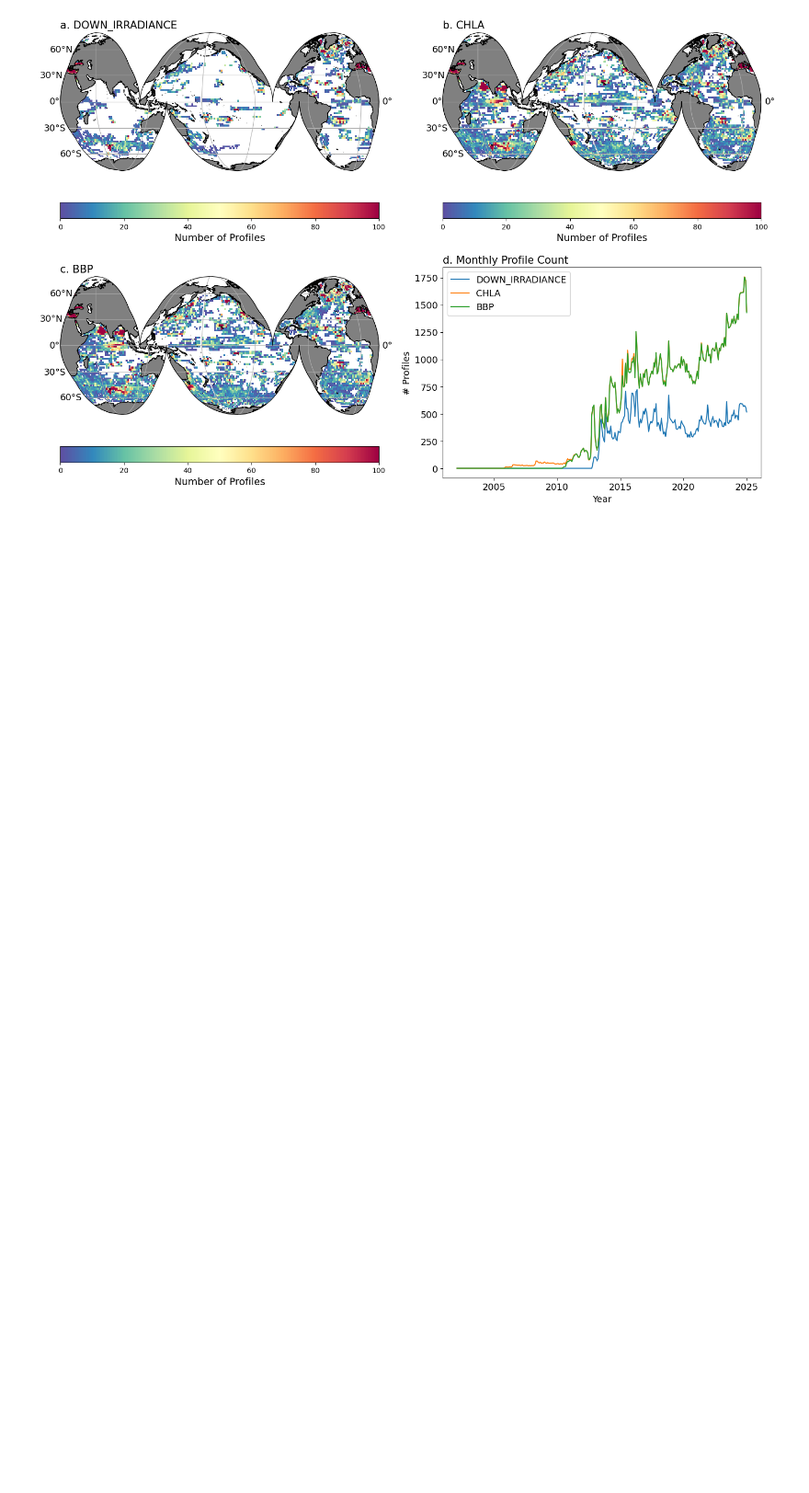
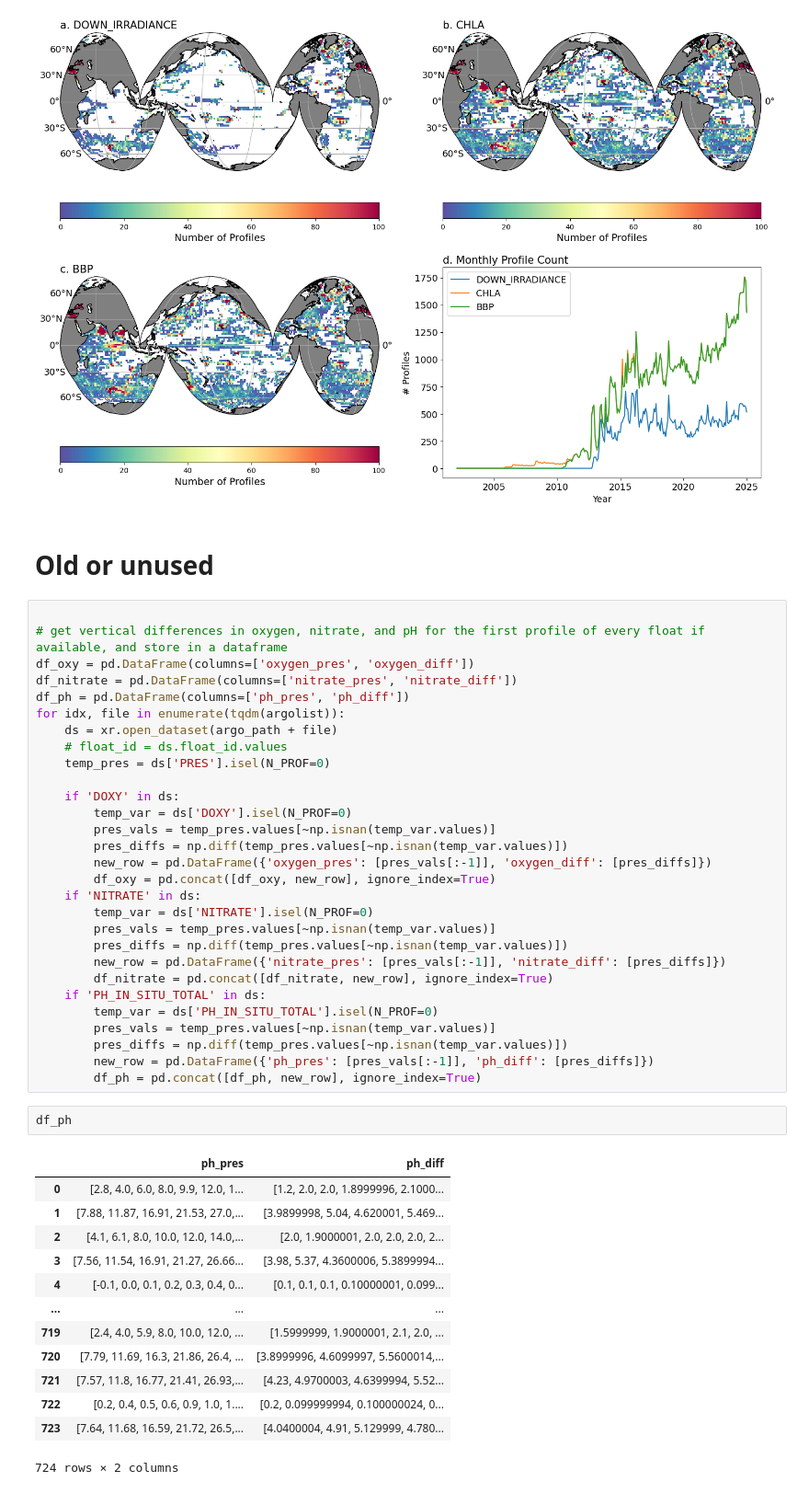
Before and after one commit to SethBushinsky/BGCArgoPlus_submission_code, a Jupyter notebook: manuscript_figures_tables/Manuscript_Figure_1.ipynb, the cells around one changed output. Shown at 92% size. Drawn from its saved outputs; the diff is of its cells as text; blank space fills up the shorter version.

```diff
--- a/manuscript_figures_tables/Manuscript_Figure_1.ipynb
+++ b/manuscript_figures_tables/Manuscript_Figure_1.ipynb
@@ -302,3 +282,50 @@ plt.tight_layout()
 plt.savefig(manuscript_figs+ 'Fig_1_Argo_Sampling_Density and num_profiles_' + '_'.join(var_select) + plot_ver + '.pdf', dpi = 300)
 # %% [output]
 [figure]
+# %% [markdown]
+# Old or unused
+# %%
+
+# get vertical differences in oxygen, nitrate, and pH for the first profile of every float if available, and store in a dataframe
+df_oxy = pd.DataFrame(columns=['oxygen_pres', 'oxygen_diff'])
+df_nitrate = pd.DataFrame(columns=['nitrate_pres', 'nitrate_diff'])
+df_ph = pd.DataFrame(columns=['ph_pres', 'ph_diff'])
+for idx, file in enumerate(tqdm(argolist)):
+    ds = xr.open_dataset(argo_path + file)
+    # float_id = ds.float_id.values
+    temp_pres = ds['PRES'].isel(N_PROF=0)
+
+    if 'DOXY' in ds:
+        temp_var = ds['DOXY'].isel(N_PROF=0)
+        pres_vals = temp_pres.values[~np.isnan(temp_var.values)]
+        pres_diffs = np.diff(temp_pres.values[~np.isnan(temp_var.values)])
+        new_row = pd.DataFrame({'oxygen_pres': [pres_vals[:-1]], 'oxygen_diff': [pres_diffs]})
+        df_oxy = pd.concat([df_oxy, new_row], ignore_index=True)
+    if 'NITRATE' in ds:
+        temp_var = ds['NITRATE'].isel(N_PROF=0)
+        pres_vals = temp_pres.values[~np.isnan(temp_var.values)]
+        pres_diffs = np.diff(temp_pres.values[~np.isnan(temp_var.values)])
+        new_row = pd.DataFrame({'nitrate_pres': [pres_vals[:-1]], 'nitrate_diff': [pres_diffs]})
+        df_nitrate = pd.concat([df_nitrate, new_row], ignore_index=True)
+    if 'PH_IN_SITU_TOTAL' in ds:
+        temp_var = ds['PH_IN_SITU_TOTAL'].isel(N_PROF=0)
+        pres_vals = temp_pres.values[~np.isnan(temp_var.values)]
+        pres_diffs = np.diff(temp_pres.values[~np.isnan(temp_var.values)])
+        new_row = pd.DataFrame({'ph_pres': [pres_vals[:-1]], 'ph_diff': [pres_diffs]})
+        df_ph = pd.concat([df_ph, new_row], ignore_index=True)
+# %%
+df_ph
+# %% [output]
+|  | ph_pres | ph_diff |
+| 0 | [2.8, 4.0, 6.0, 8.0, 9.9, 12.0, 1... | [1.2, 2.0, 2.0, 1.8999996, 2.1000... |
+| 1 | [7.88, 11.87, 16.91, 21.53, 27.0,... | [3.9899998, 5.04, 4.620001, 5.469... |
+| 2 | [4.1, 6.1, 8.0, 10.0, 12.0, 14.0,... | [2.0, 1.9000001, 2.0, 2.0, 2.0, 2... |
+| 3 | [7.56, 11.54, 16.91, 21.27, 26.66... | [3.98, 5.37, 4.3600006, 5.3899994... |
+| 4 | [-0.1, 0.0, 0.1, 0.2, 0.3, 0.4, 0... | [0.1, 0.1, 0.1, 0.10000001, 0.099... |
+| ... | ... | ... |
+| 719 | [2.4, 4.0, 5.9, 8.0, 10.0, 12.0, ... | [1.5999999, 1.9000001, 2.1, 2.0, ... |
+| 720 | [7.79, 11.69, 16.3, 21.86, 26.4, ... | [3.8999996, 4.6099997, 5.5600014,... |
+| 721 | [7.57, 11.8, 16.77, 21.41, 26.93,... | [4.23, 4.9700003, 4.6399994, 5.52... |
+| 722 | [0.2, 0.4, 0.5, 0.6, 0.9, 1.0, 1.... | [0.2, 0.099999994, 0.100000024, 0... |
+| 723 | [7.64, 11.68, 16.59, 21.72, 26.5,... | [4.0400004, 4.91, 5.129999, 4.780... |
+724 rows × 2 columns
```
Also changed, not shown: parts of 3 cells of this notebook, 8 other files.
